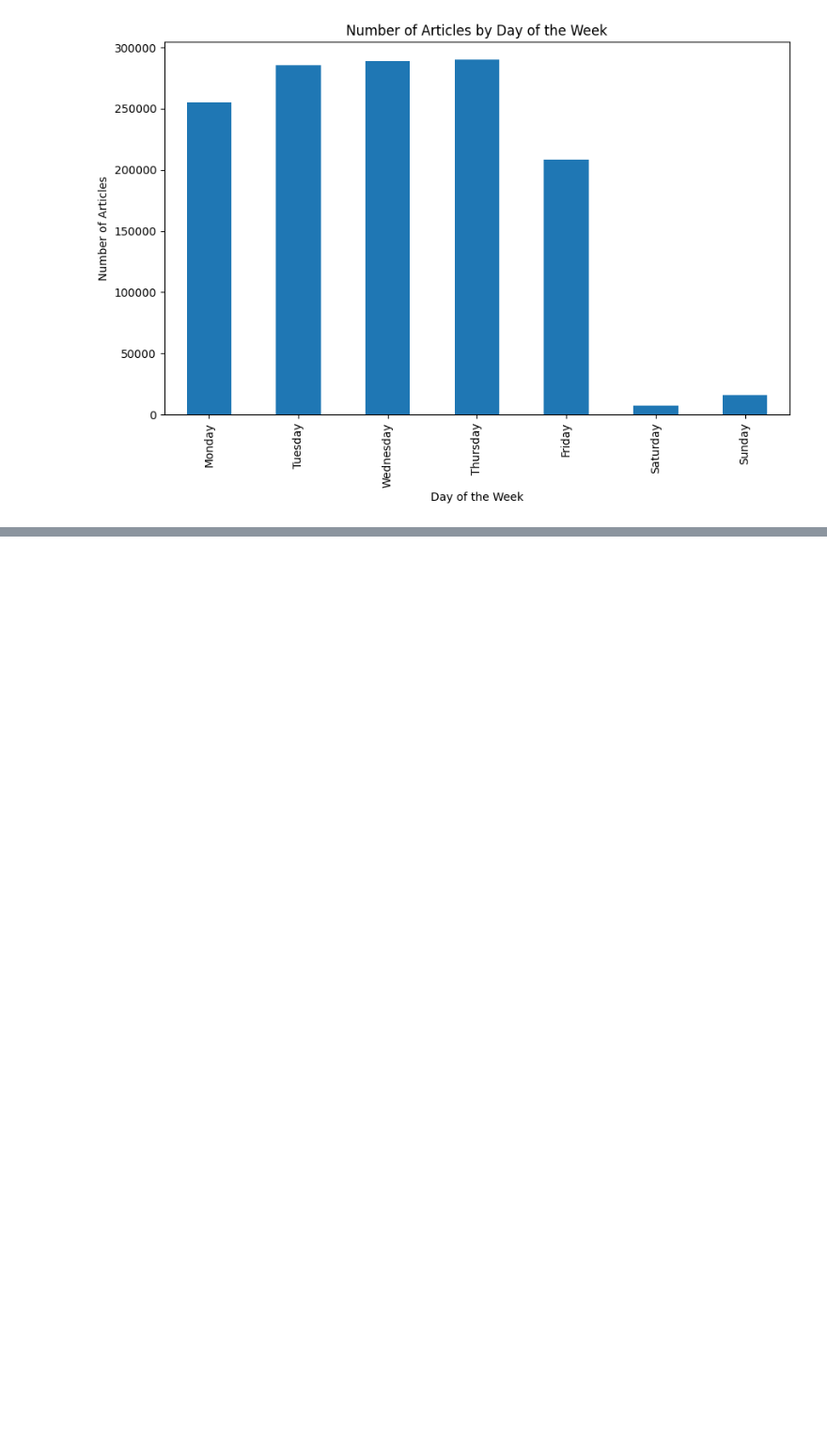
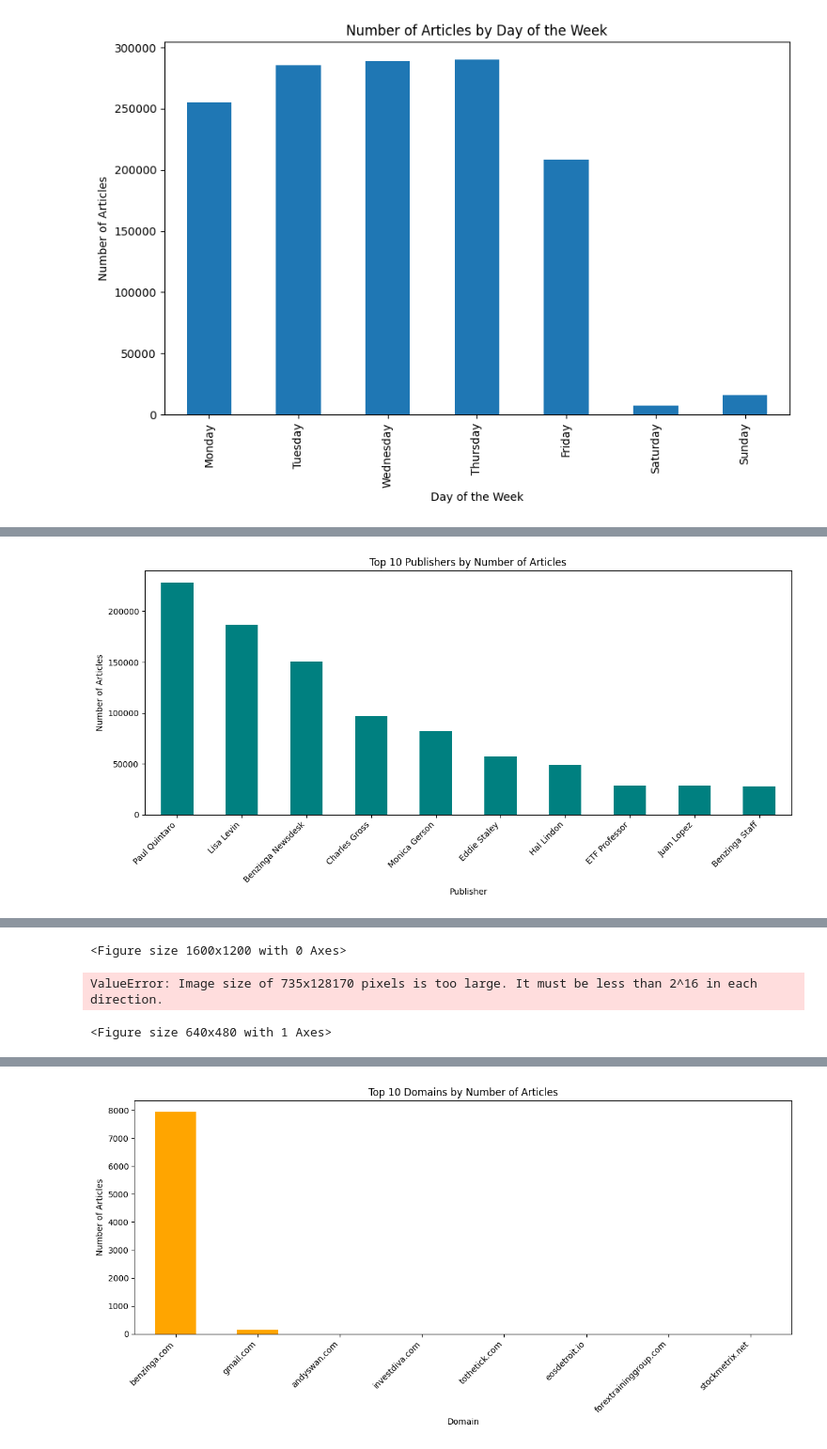
Before and after one commit to oli-mac/Financial_News_and_Stock_Price_Integration_Dataset_Analysist, a Jupyter notebook: notebooks/1.0-explor_data.ipynb, the cells around one changed output, grey strips where cells are left out. Shown at 94% size. Drawn from its saved outputs; the diff is of its cells as text; code cells hidden in the pictures; blank space fills up the shorter version.

```diff
--- a/notebooks/1.0-explor_data.ipynb
+++ b/notebooks/1.0-explor_data.ipynb
@@ -250,0 +501,73 @@ for i, topic in lda_model.show_topics(formatted=False, num_topics=5, num_words=1
+# %%
+
+# Task 1: Identify the Most Active Publishers
+publisher_counts = df['publisher'].value_counts()
+
+# Limit to top 10 publishers to avoid excessive data points
+top_publishers = publisher_counts.head(10)
+print("Top Publishers by Number of Articles:")
+print(top_publishers)
+
+# Visualize the most active publishers with limited categories
+plt.figure(figsize=(12, 6))  # Ensure the figure size is manageable
+top_publishers.plot(kind='bar', color='teal')
+plt.title('Top 10 Publishers by Number of Articles')
+plt.xlabel('Publisher')
+plt.ylabel('Number of Articles')
+plt.xticks(rotation=45, ha="right")
+plt.tight_layout()  # Adjusts plot to fit within the figure area
+plt.show()
+
+# Task 2: Analyze Differences in News Type
+# Assuming 'stock' column indicates the type of news or related stock symbol
+# Limit to top 5 publishers
+top_publishers_list = top_publishers.index
+
+# Filter the dataframe to include only top publishers
+df_top_publishers = df[df['publisher'].isin(top_publishers_list)]
+
+# Pivot table to see the count of different news types per publisher
+news_type_distribution = pd.pivot_table(df_top_publishers, values='headline', index='publisher',
+                                        columns='stock', aggfunc='count', fill_value=0)
+
+print("\nNews Type Distribution for Top Publishers:")
+print(news_type_distribution)
+
+# Visualize the distribution of news types by top publishers
+plt.figure(figsize=(16, 12))  # Ensure the figure size is appropriate
+news_type_distribution.plot(kind='bar', stacked=True, colormap='tab20c')
+plt.title('Distribution of News Types by Top 5 Publishers')
+plt.xlabel('Publisher')
+plt.ylabel('Number of Articles')
+plt.xticks(rotation=45, ha="right")
+plt.legend(title='Stock', bbox_to_anchor=(1.05, 1), loc='upper left')
+# plt.tight_layout()  # Adjusts plot to fit within the figure area
+plt.show()
+
+# Task 3: Unique Domains Analysis from Email Addresses
+def extract_domain(email):
+    # Use regex to extract domain from email addresses
+    match = re.search(r'@([\w.-]+)', email)
+    return match.group(1) if match else None
+
+# Extract domain names from publisher names
+df['domain'] = df['publisher'].apply(extract_domain)
+
+# Count the occurrences of each domain
+domain_counts = df['domain'].value_counts()
+
+# Limit to top 10 domains to avoid excessive data points
+top_domains = domain_counts.head(10)
+print("\nTop Domains by Number of Articles:")
+print(top_domains)
+
+# Visualize the top domains
+plt.figure(figsize=(12, 6))  # Ensure the figure size is manageable
+top_domains.plot(kind='bar', color='orange')
+plt.title('Top 10 Domains by Number of Articles')
+plt.xlabel('Domain')
+plt.ylabel('Number of Articles')
+plt.xticks(rotation=45, ha="right")
+plt.tight_layout()  # Adjusts plot to fit within the figure area
+plt.show()
+# %% [output]
@@ -250,0 +587 @@ for i, topic in lda_model.show_topics(formatted=False, num_topics=5, num_words=1
+[figure, added]
@@ -250,0 +605,3 @@ for i, topic in lda_model.show_topics(formatted=False, num_topics=5, num_words=1
+<Figure size 1600x1200 with 0 Axes>
+ValueError: Image size of 735x128170 pixels is too large. It must be less than 2^16 in each direction.
+<Figure size 640x480 with 1 Axes>
@@ -250,0 +619 @@ for i, topic in lda_model.show_topics(formatted=False, num_topics=5, num_words=1
+[figure, added]
```
Also changed, not shown: parts of 9 cells of this notebook.
